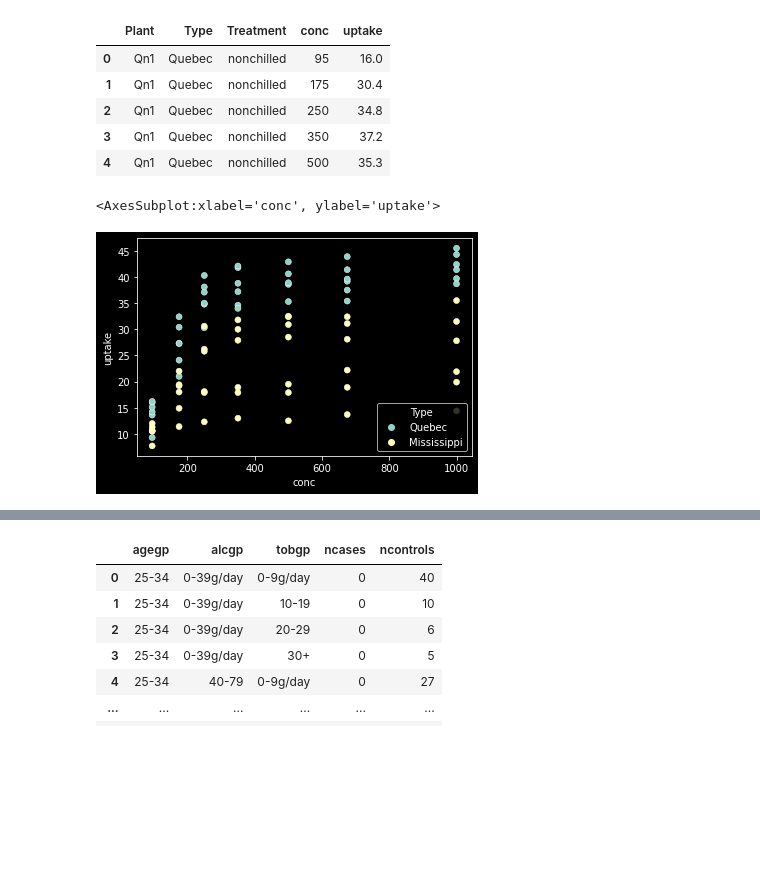
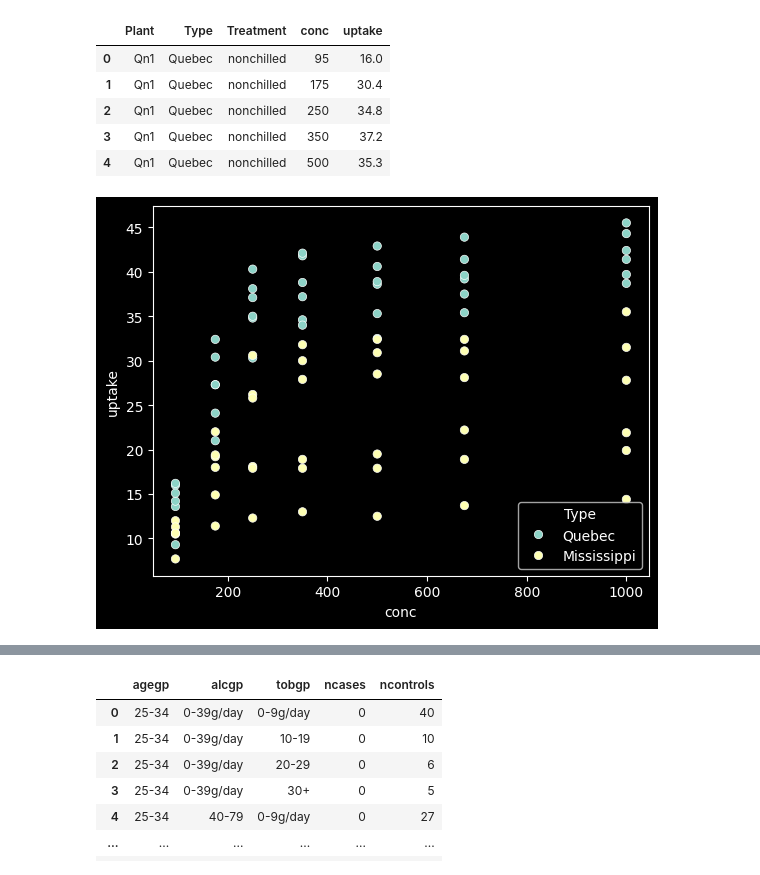
Before and after one commit to Joao-Inacio/Formacao-Cientista-de-Dados, a Jupyter notebook: 3_Gráficos/10_Dispersao_Seaborn.ipynb, the cells around one changed output, grey strips where cells are left out. Cells and saved outputs as stored; diff of their text form; code cells hidden in the pictures; blank space fills up the shorter version.

```diff
--- a/3_Gráficos/10_Dispersao_Seaborn.ipynb
+++ b/3_Gráficos/10_Dispersao_Seaborn.ipynb
@@ -8,7 +8,7 @@ import seaborn as srn
 import matplotlib.pyplot as plt
 # %%
 # Base de dados
-base = pd.read_csv('co2.csv')
+base = pd.read_csv('./data/co2.csv')
 base.head()
 # %% [output]
 |  | Plant | Type | Treatment | conc | uptake |
@@ -19,10 +19,9 @@ base.head()
 | 4 | Qn1 | Quebec | nonchilled | 500 | 35.3 |
 # %%
 # Gráfico de dispersão utilizando os atributos conc e uptake, agrupamento pelo type
-srn.scatterplot(base.conc, base.uptake, hue = base.Type)
+srn.scatterplot(x=base.conc, y=base.uptake, hue=base.Type);
 # %% [output]
-<AxesSubplot:xlabel='conc', ylabel='uptake'>
-[figure, old version]
+[figure, new version]
 # %%
 #  Seleção de registros específicos do base de dados (Quebece e Hississipi)
 q = base.loc[base['Type'] == 'Quebec']
```
Also changed, not shown: parts of 5 cells of this notebook.
